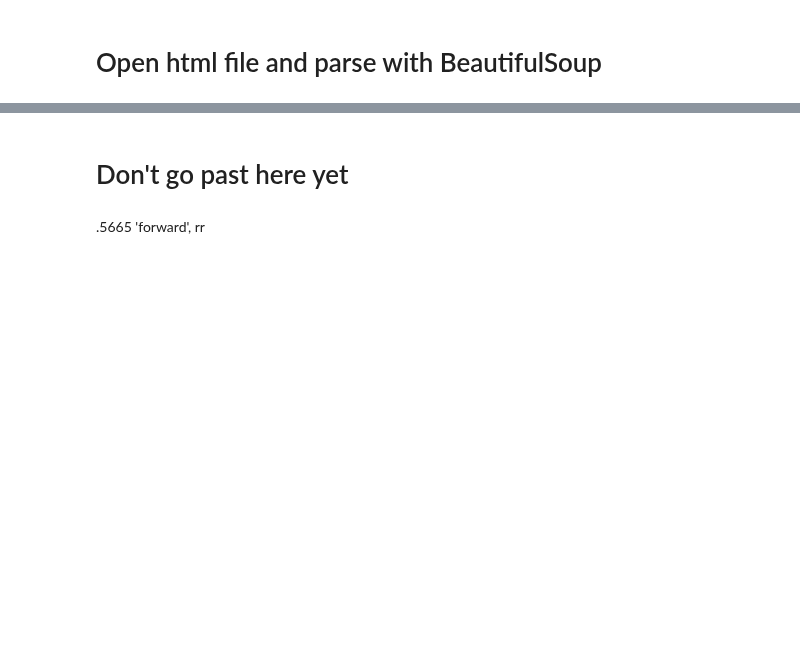
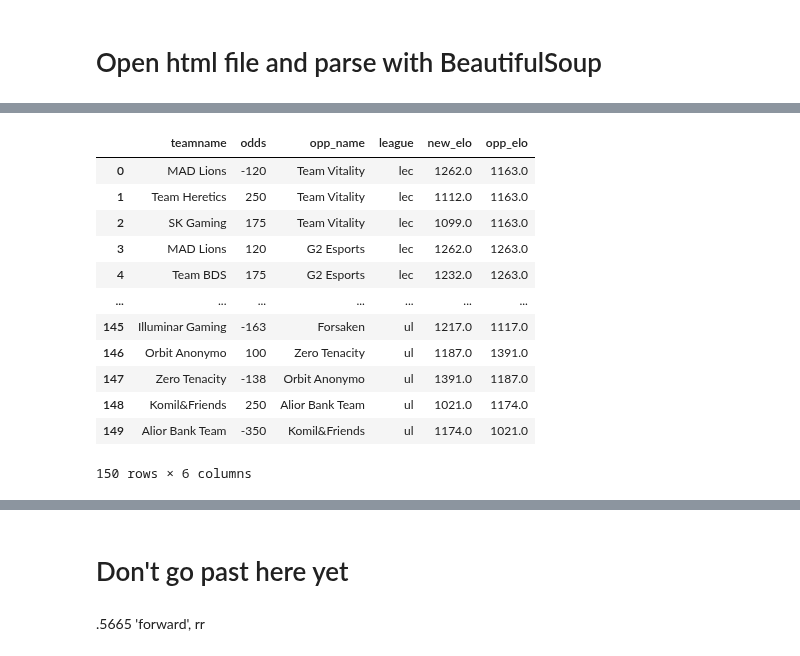
Before and after one commit to richie-p-meyer/league, a Jupyter notebook: scratch.ipynb, the cells around one changed output, grey strips where cells are left out. Drawn from its saved outputs; the diff is of its cells as text; code cells hidden in the pictures; blank space fills up the shorter version.

```diff
--- a/scratch.ipynb
+++ b/scratch.ipynb
@@ -371,6 +321,7 @@ df[df.teamname=='Rare Atom'][['teamname','opp_name','date','result']].tail(5)
 # %%
 import pandas as pd
 from bs4 import BeautifulSoup
+df = pd.read_csv('final.csv')
 # %% [markdown]
 LEC - https://www.co.bet365.com/#/AC/B151/C20890316/D48/E1510001/F10/
 CBLOLA - https://www.co.bet365.com/#/AC/B151/C20890093/D48/E1510001/F10/
@@ -414,4 +362,4 @@ for html, name in zip(html_files,league_name):
     df['league'] = name
     temp.append(df)
 
-pd.concat(temp)
+bet = pd.concat(temp)
@@ -452,0 +375,20 @@ df
+# %%
+temp = pd.merge(bet,current_elo[['teamname','new_elo']],on='teamname')
+temp2 = pd.merge(temp,current_elo[['teamname','new_elo']],left_on='opp_name',right_on='teamname')
+del temp2['teamname_y']
+temp2.columns = ['teamname','odds','opp_name','league','new_elo','opp_elo']
+temp2
+# %% [output]
+|  | teamname | odds | opp_name | league | new_elo | opp_elo |
+| 0 | MAD Lions | -120 | Team Vitality | lec | 1262.0 | 1163.0 |
+| 1 | Team Heretics | 250 | Team Vitality | lec | 1112.0 | 1163.0 |
+| 2 | SK Gaming | 175 | Team Vitality | lec | 1099.0 | 1163.0 |
+| 3 | MAD Lions | 120 | G2 Esports | lec | 1262.0 | 1263.0 |
+| 4 | Team BDS | 175 | G2 Esports | lec | 1232.0 | 1263.0 |
+| ... | ... | ... | ... | ... | ... | ... |
+| 145 | Illuminar Gaming | -163 | Forsaken | ul | 1217.0 | 1117.0 |
+| 146 | Orbit Anonymo | 100 | Zero Tenacity | ul | 1187.0 | 1391.0 |
+| 147 | Zero Tenacity | -138 | Orbit Anonymo | ul | 1391.0 | 1187.0 |
+| 148 | Komil&Friends | 250 | Alior Bank Team | ul | 1021.0 | 1174.0 |
+| 149 | Alior Bank Team | -350 | Komil&Friends | ul | 1174.0 | 1021.0 |
+150 rows × 6 columns
```
Also changed, not shown: parts of 19 cells of this notebook, 2 other files.
